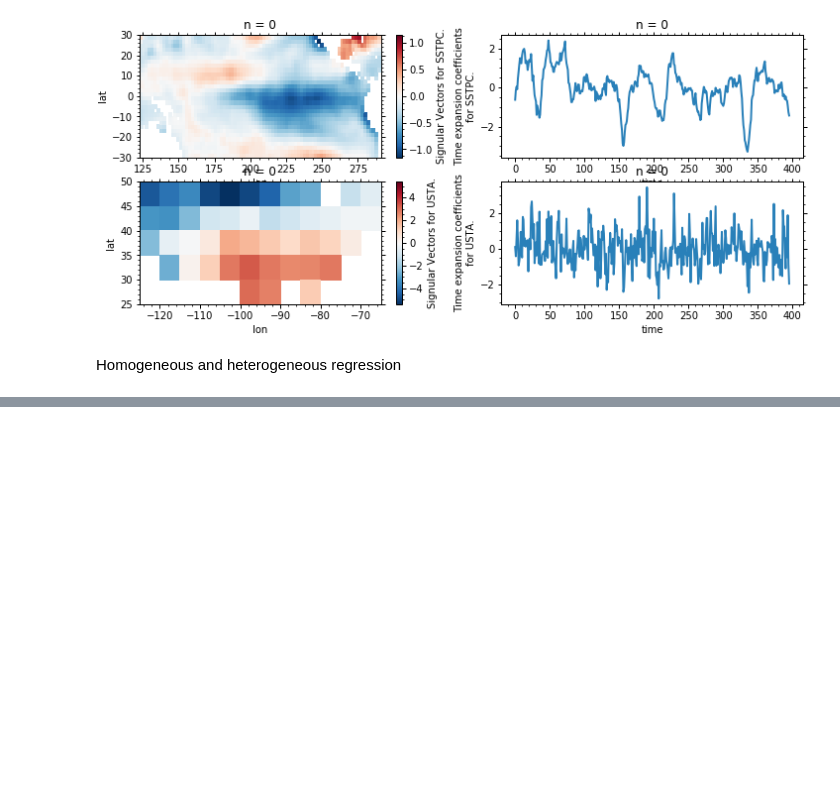
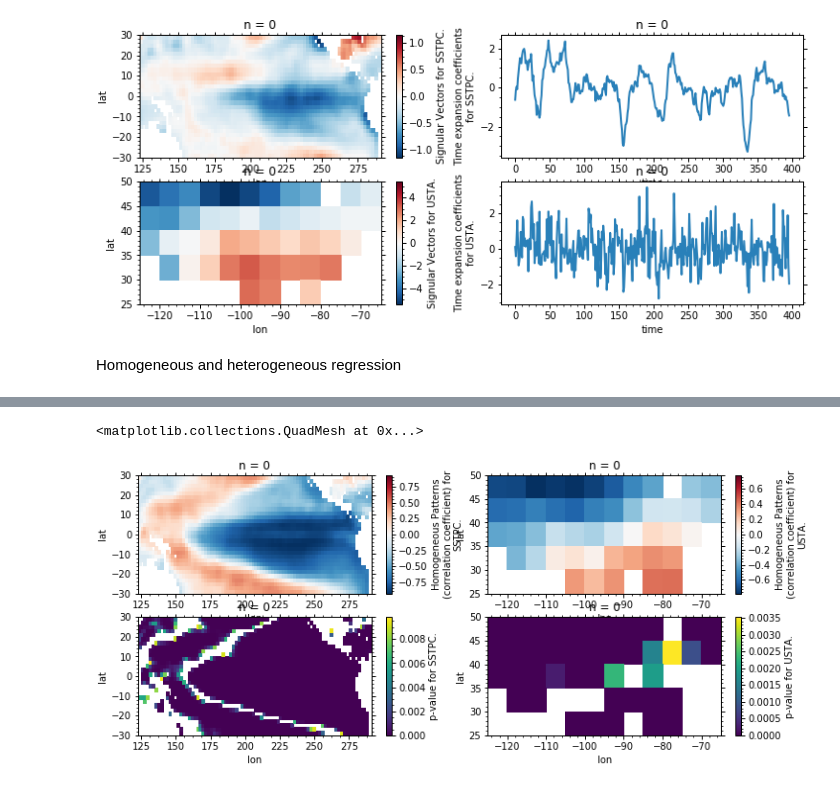
Before and after one commit to Yefee/xMCA, a Jupyter notebook: xMCA/examples/example_svd.ipynb, the cells around one changed output, grey strips where cells are left out. Cells and saved outputs as stored; diff of their text form; code cells hidden in the pictures; blank space fills up the shorter version.

Commit message:
add statistical test for correlation and regression coefficient

```diff
--- a/xMCA/examples/example_svd.ipynb
+++ b/xMCA/examples/example_svd.ipynb
@@ -88,0 +89,14 @@ re[0].plot(ax=ax2[1])
+# %%
+lh, rh, lphom, rphom = sst_ts.homogeneousPatterns(n=1, statistical_test=True)
+le, re, lphet, rphet = sst_ts.heterogeneousPatterns(n=1, statistical_test=True)
+# %%
+fig, (ax1, ax2) = plt.subplots(2, 2, figsize=(12, 5))
+lh[0].plot(ax=ax1[0])
+rh[0].plot(ax=ax1[1])
+
+# Only plot where p<0.01
+lphom[0].where(lphom[0]<0.01).plot(ax=ax2[0])
+rphom[0].where(rphom[0]<0.01).plot(ax=ax2[1])
+# %% [output]
+<matplotlib.collections.QuadMesh at 0x...>
+[figure, added]
```
Also changed, not shown: parts of 2 cells of this notebook, 2 other files.
